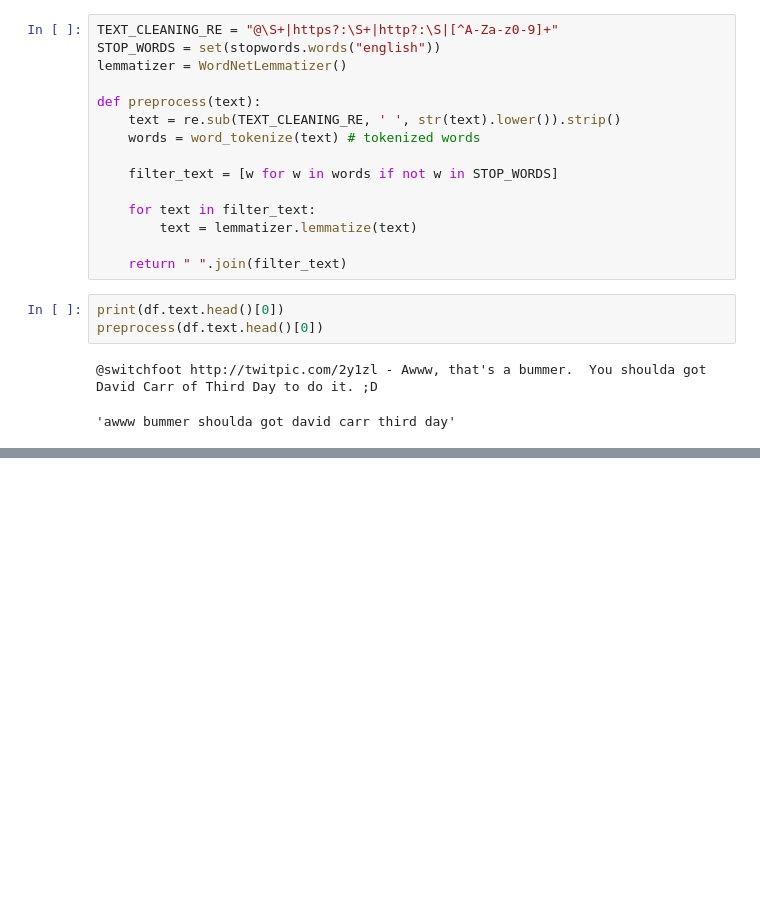
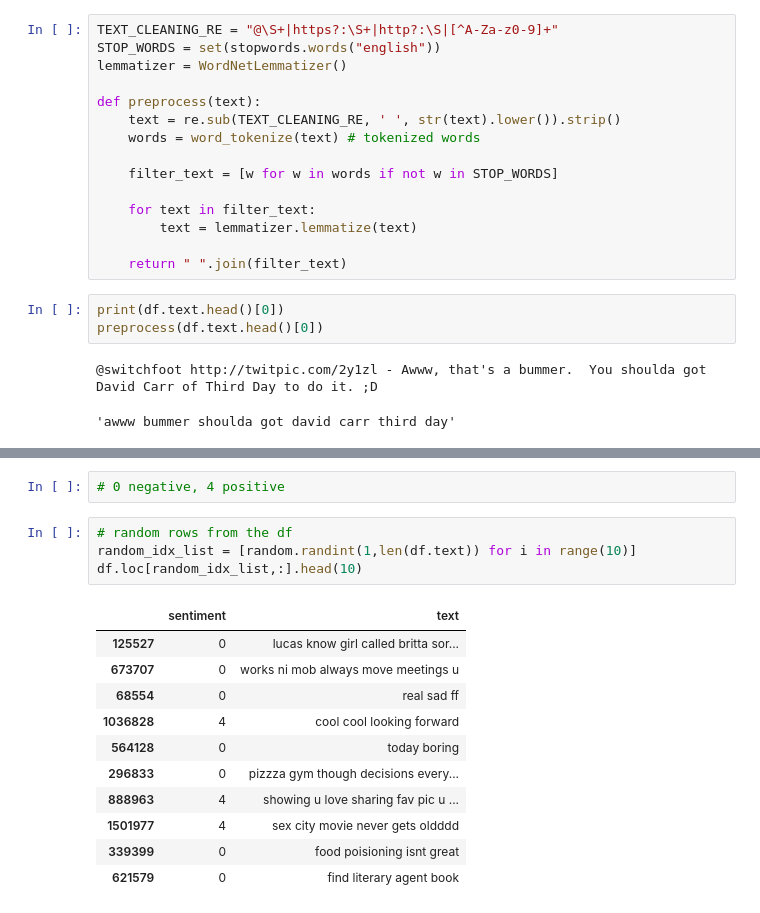
Before and after one commit to kishdubey/sanay, a Jupyter notebook: senti_analysis_model/twitter_sentiment_analysis.ipynb, the cells around one changed output, grey strips where cells are left out. Saved outputs shown, nothing was run; the diff lists cells and outputs as text; blank space fills up the shorter version.

```diff
--- a/senti_analysis_model/twitter_sentiment_analysis.ipynb
+++ b/senti_analysis_model/twitter_sentiment_analysis.ipynb
@@ -59,0 +89,18 @@ df.head()
+# %%
+# 0 negative, 4 positive
+# %%
+# random rows from the df
+random_idx_list = [random.randint(1,len(df.text)) for i in range(10)]
+df.loc[random_idx_list,:].head(10)
+# %% [output]
+|  | sentiment | text |
+| 125527 | 0 | lucas know girl called britta sor... |
+| 673707 | 0 | works ni mob always move meetings u |
+| 68554 | 0 | real sad ff |
+| 1036828 | 4 | cool cool looking forward |
+| 564128 | 0 | today boring |
+| 296833 | 0 | pizzza gym though decisions every... |
+| 888963 | 4 | showing u love sharing fav pic u ... |
+| 1501977 | 4 | sex city movie never gets oldddd |
+| 339399 | 0 | food poisioning isnt great |
+| 621579 | 0 | find literary agent book |
```
Also changed, not shown: parts of 17 cells of this notebook, 1 other file.
